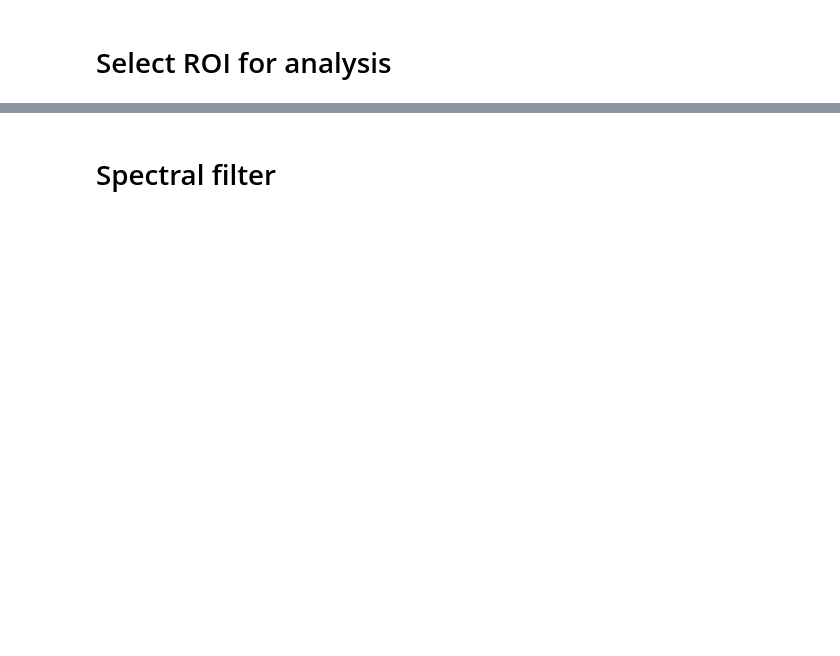
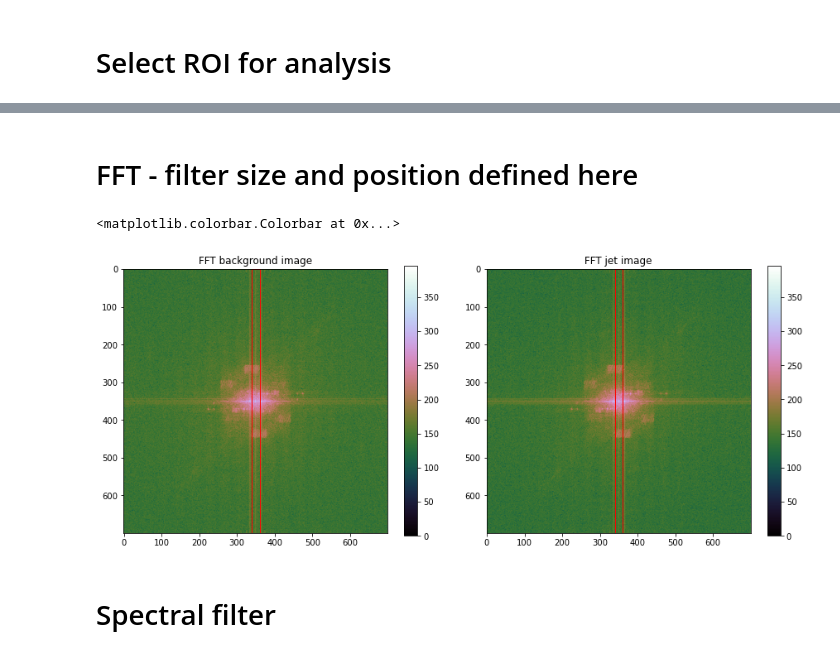
Before and after one commit to JoeWolf92/PyJetApp, a Jupyter notebook: JupyterTest/Analysis test.ipynb, the cells around one changed output, grey strips where cells are left out. Cells and saved outputs as stored; diff of their text form; code cells hidden in the pictures; blank space fills up the shorter version.

```diff
--- a/JupyterTest/Analysis test.ipynb
+++ b/JupyterTest/Analysis test.ipynb
@@ -64,3 +54,32 @@ Text(0.5, 1.0, 'FFT jet image')
+# %% [markdown]
+# FFT - filter size and position defined here
+# %%
+bgFFT = np.fft.fft2(bgROIImage)
+jetFFT = np.fft.fft2(jetROIImage)
+bgFFTShift = np.fft.fftshift(bgFFT)
+jetFFTShift = np.fft.fftshift(jetFFT)
+bgMagSpec = 20*np.log(np.abs(bgFFTShift))
+jetMagSpec = 20*np.log(np.abs(jetFFTShift))
+
+fig,(axBg, axJet) = plt.subplots(1,2,figsize=(15,6))
+plt.subplots_adjust(wspace=0.1)
+filterWidth = 20
+filterHeight = 700
+filterHor = rectWidth/2 - filterWidth/2
+filterVer = rectHeight/2 - filterHeight/2
+rectBg = patches.Rectangle((filterHor,filterVer),filterWidth,filterHeight,linewidth=1,edgecolor='r',facecolor='none') # (Hor,Ver), W,H
+rectJet = patches.Rectangle((filterHor,filterVer),filterWidth,filterHeight,linewidth=1,edgecolor='r',facecolor='none') # (Hor,Ver), W,H
+axBg.add_patch(rectBg)
+axJet.add_patch(rectJet)
+axBg.imshow(bgMagSpec, plt.cm.cubehelix)
+axJet.imshow(jetMagSpec, plt.cm.cubehelix)
+axBg.set_title('FFT background image')
+axJet.set_title('FFT jet image')
+fig.colorbar(plt.cm.ScalarMappable(norm=plt.Normalize(vmin=0, vmax=np.max(bgMagSpec)),cmap=plt.cm.cubehelix), ax=axBg)
+fig.colorbar(plt.cm.ScalarMappable(norm=plt.Normalize(vmin=0, vmax=np.max(jetMagSpec)),cmap=plt.cm.cubehelix), ax=axJet)
+# %% [output]
+<matplotlib.colorbar.Colorbar at 0x...>
+[figure, added]
 # %% [markdown]
 # Spectral filter
 # %%
```
Also changed, not shown: parts of 11 cells of this notebook, 1 other file.
